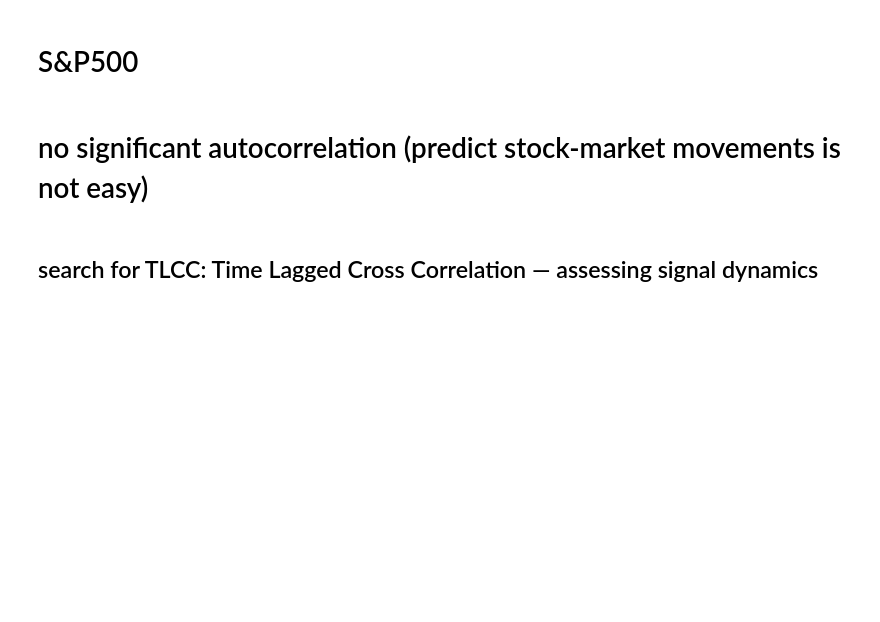
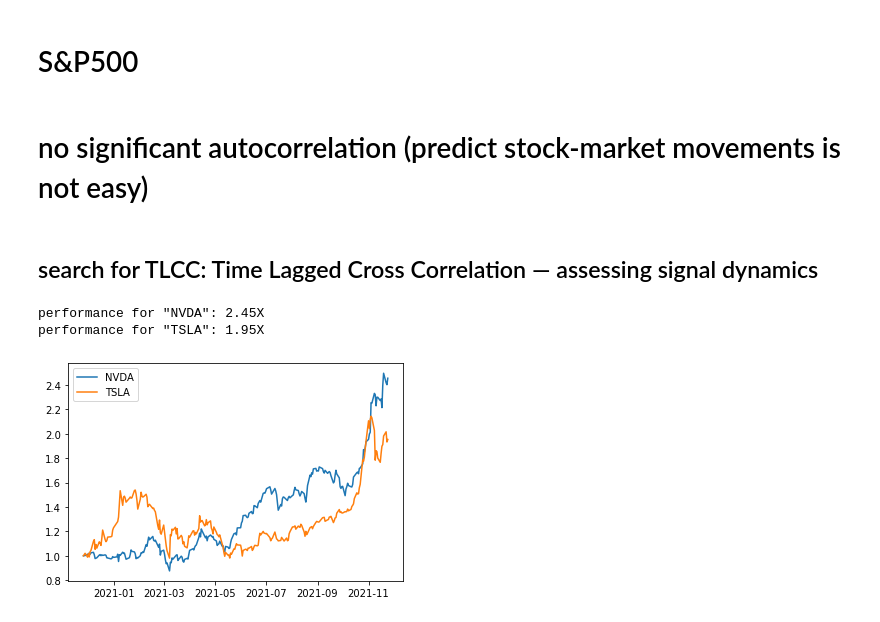
Before and after one commit to GrossBetruger/Kaggle, a Jupyter notebook: time_series_analysis/time_series_analysis.ipynb, the cells around one changed output. Saved outputs shown, nothing was run; the diff lists cells and outputs as text; code cells hidden in the pictures; blank space fills up the shorter version.

```diff
--- a/time_series_analysis/time_series_analysis.ipynb
+++ b/time_series_analysis/time_series_analysis.ipynb
@@ -297,4 +335,8 @@ compare_securities(['ARKK', 'IPO'])
 # %%
 compare_securities(['BTC-USD', 'ETH-USD', 'TSLA', 'SPXL']) # crazy bets comparison
 # %%
-compare_securities(['NVDA', 'TSLA'], days_ago=100)
+compare_securities(['NVDA', 'TSLA'], days_ago=365)
+# %% [output]
+performance for "NVDA": 2.45X
+performance for "TSLA": 1.95X
+[figure, added]
```
Also changed, not shown: parts of 3 cells of this notebook.
